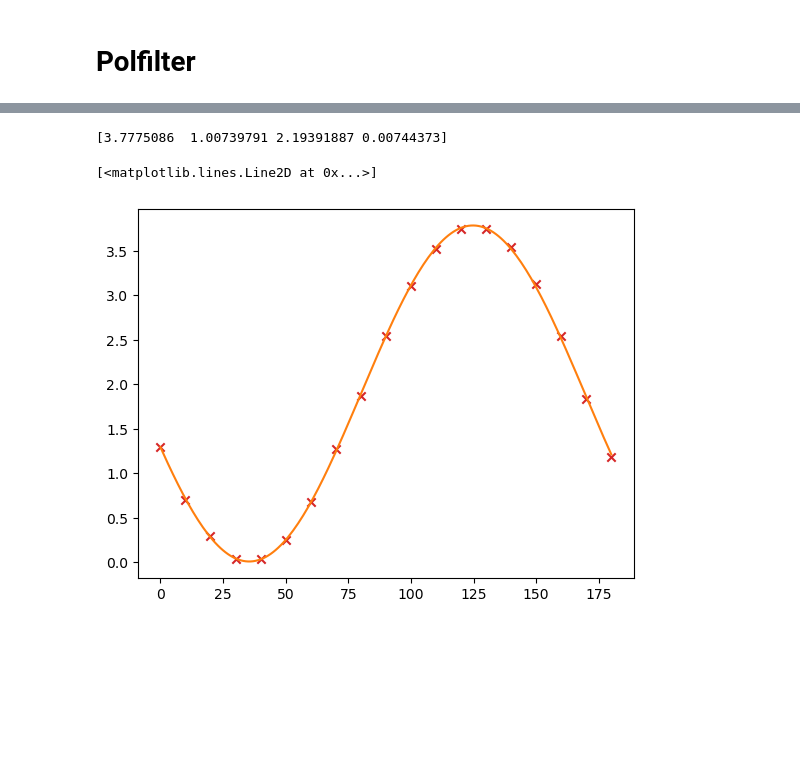
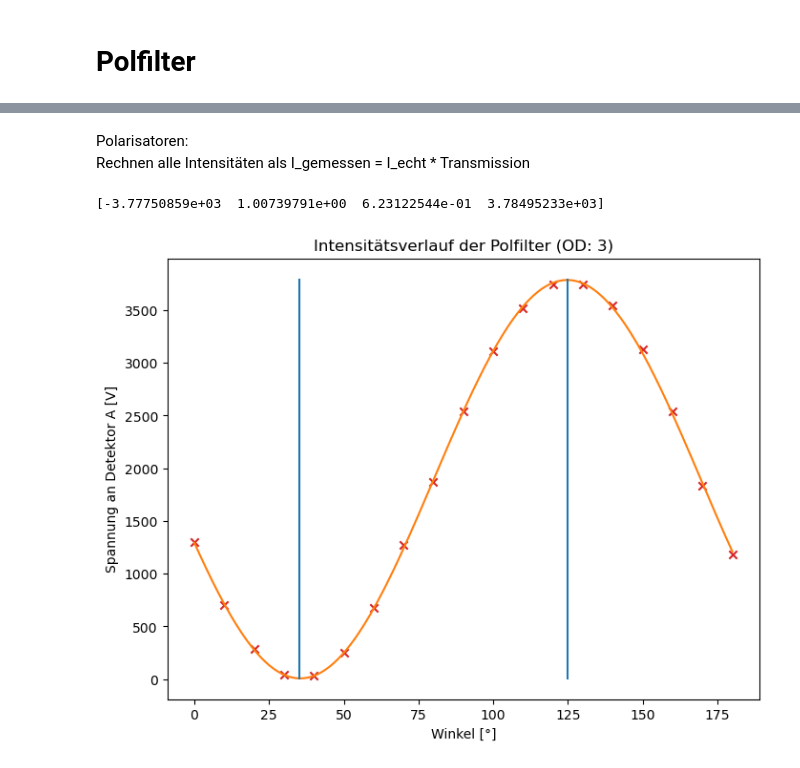
Before and after one commit to hannes-ebe/F-Prak-B, a Jupyter notebook: MOKE/polfilter.ipynb, the cells around one changed output, grey strips where cells are left out. Cells and saved outputs as stored; diff of their text form; code cells hidden in the pictures; blank space fills up the shorter version.

Commit message:
Polfilter adjusted

```diff
--- a/MOKE/polfilter.ipynb
+++ b/MOKE/polfilter.ipynb
@@ -7,21 +43,47 @@ from scipy.optimize import curve_fit
+# %% [markdown]
+Polarisatoren:
+Rechnen alle Intensitäten als I_gemessen = I_echt * Transmission
 # %%
 def malus(alpha,I_0,A,B,C):
     alpha = np.radians(alpha)
     return I_0 * np.cos(A*alpha-B)*np.cos(A*alpha-B)+C
+
+def measured_to_real(data,nd):
+    '''Rechnet über ND-Wert das echte Signal aus dem gemessenen aus.'''
+    transmission = 10**(-nd)
+    return data/transmission
 # %%
 pol2 = np.arange(0,181,10)
 pol2_intensity = np.array([1.30,0.70,0.29,0.04,0.03,0.25,0.68,1.27,1.87,2.54,3.11,3.52,3.74,3.74,3.54,3.13,2.54,1.83,1.18])
+pol2_intensity = measured_to_real(pol2_intensity,3)
 
-popt, pcov = curve_fit(malus,pol2,pol2_intensity)
+popt, pcov = curve_fit(malus,pol2,pol2_intensity,p0=[3500,1,1,1])
 I_0, A, B, C = popt
 print(popt)
 
+# Scatter-Plot Daten
+plt.figure(figsize=(8,6))
+plt.xlabel('Winkel [°]')
+plt.ylabel('Spannung an Detektor A [V]')
+plt.title('Intensitätsverlauf der Polfilter (OD: 3)')
 plt.scatter(pol2,pol2_intensity,marker='x',color='tab:red')
 
+# Fit Malus-Gesetz
 xfit = np.arange(0,181,1)
 yfit = malus(xfit,I_0,A,B,C)
 plt.plot(xfit,yfit,color='tab:orange')
+
+# Bestimmung Minimum/Maximum
+# minimum = min(yfit)
+# min_index = yfit.index(minimum)
+# maximum = max(yfit)
+# max_index = yfit.index(maximum)
+minimum = xfit[np.argmin(yfit)]
+maximum = xfit[np.argmax(yfit)]
+plt.vlines([minimum,maximum],ymin=0,ymax=3800,colors='tab:blue')
+
+
+plt.savefig('figures/optiken/polfilter.pdf')
 # %% [output]
-[3.7775086  1.00739791 2.19391887 0.00744373]
+[-3.77750859e+03  1.00739791e+00  6.23122544e-01  3.78495233e+03]
-[<matplotlib.lines.Line2D at 0x...>]
-[figure, old version]
+[figure, new version]
```
Also changed, not shown: parts of 3 cells of this notebook.
